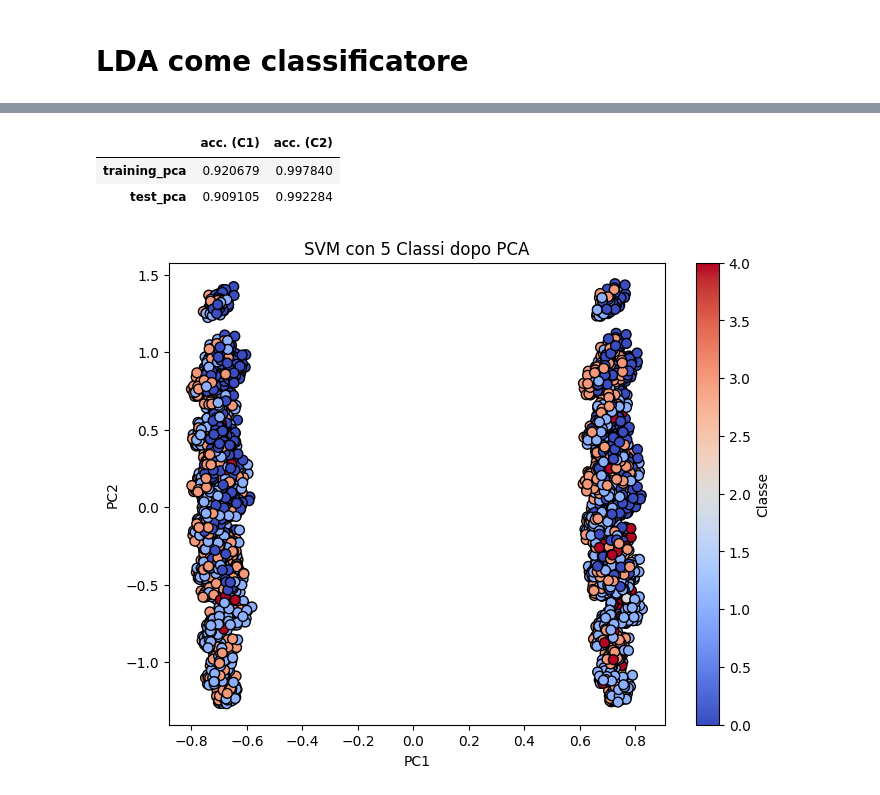
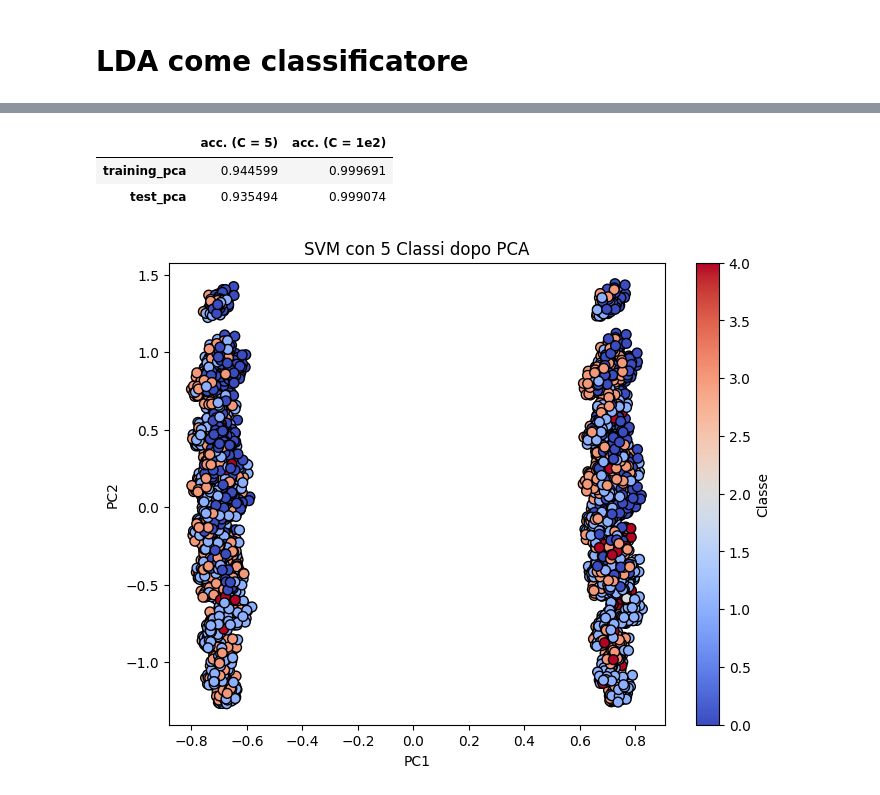
Before and after one commit to AlessioGiay/Progetto_MateIA, a Jupyter notebook: Progetto.ipynb, the cells around one changed output, grey strips where cells are left out. Saved outputs shown, nothing was run; the diff lists cells and outputs as text; code cells hidden in the pictures.

```diff
--- a/Progetto.ipynb
+++ b/Progetto.ipynb
@@ -76,13 +113,16 @@ display(nursery_dataframe)
 X = nursery_dataframe.iloc[:,1:].values
 y = nursery_dataframe['class'].values
 # %%
-random_state = 45
+random_state = 42
 np.random.seed(random_state)
 
-test_p = 0.5
+test_p = 0.3
 
 X_trainval, X_test, y_trainval, y_test = train_test_split(X, y, test_size=test_p, random_state=random_state, shuffle=True, stratify = y)
 
 display(pd.DataFrame({'X_trainval': X_trainval.shape, 'X_test': X_test.shape}, index=['N. sanmples', 'N.features']))
+
+print("Distribuzione delle classi (train):")
+print(pd.Series(y_test).value_counts().sort_index())
 # %% [output]
 |  | X_trainval | X_test |
@@ -253,0 +273,17 @@ Numero di componenti principali selezionate: 17
+# %%
+
+best_score = 0
+best_C = None
+
+for C in [0.01, 0.1, 1, 10]:
+    model = SVC(kernel='linear', C=C, probability=True, random_state=42)
+    model.fit(X_trainval_pca, y_trainval_pca)
+    y_pred = model.predict(X_test)
+    acc = accuracy_score(y_test, y_pred)
+    print(f"C={C}, Accuracy={acc}")
+
+    if acc > best_score:
+        best_score = acc
+        best_C = C
+
+print(f"Miglior valore di C: {best_C}, Accuracy: {best_score}")
@@ -254,7 +346,5 @@ Numero di componenti principali selezionate: 17
 # %%
 #SVM non lineare sui dati ridotti dalla PCA
-# KERNEL RBF:
-# Addestrare due SVM con RBF kernel, rispetto a due valori di C (ma stesso gamma pari ad 1/n)
 
 ker_rbf = 'rbf'
 gamma_rbf = 'auto'
@@ -271,38 +361,38 @@ svm_rbf_1.fit(X_trainval_pca, y_trainval)
 svm_rbf_2.fit(X_trainval_pca, y_trainval)
 
 # Dataframe con accuratezza su training e test set (visualizzare con funzione 'display')
-df_svm_rbf_pca = pd.DataFrame({'acc. (C1)': [svm_rbf_1.score(X_trainval_pca, y_trainval), svm_rbf_1.score(X_test_pca, y_test)],
-                               'acc. (C2)': [svm_rbf_2.score(X_trainval_pca, y_trainval), svm_rbf_2.score(X_test_pca, y_test)]},
+df_svm_rbf_pca = pd.DataFrame({'acc. (C = 5)': [svm_rbf_1.score(X_trainval_pca, y_trainval), svm_rbf_1.score(X_test_pca, y_test)],
+                               'acc. (C = 1e2)': [svm_rbf_2.score(X_trainval_pca, y_trainval), svm_rbf_2.score(X_test_pca, y_test)]},
                                index=['training_pca', 'test_pca'])
 display(df_svm_rbf_pca)
 
 plt.figure(figsize=(8, 6))
 plt.scatter(X_trainval_pca[:, 0], X_trainval_pca[:, 1], c=y_trainval, cmap=plt.cm.coolwarm, edgecolors='k', marker='o', s=50)
 plt.title('SVM con 5 Classi dopo PCA')
 plt.xlabel('PC1')
 plt.ylabel('PC2')
 plt.colorbar(label='Classe')
 plt.show()
 
 fig = plt.figure(figsize=(10, 8))
 ax = fig.add_subplot(111, projection='3d')
 
 # Scatter plot dei punti nel nuovo spazio ridotto
 scatter = ax.scatter(X_trainval_pca[:, 0], X_trainval_pca[:, 1], X_trainval_pca[:, 2], c=y_trainval, cmap=plt.cm.coolwarm, edgecolors='k', marker='o', s=50)
 
 # Aggiungere etichette agli assi
 ax.set_xlabel('PC1')
 ax.set_ylabel('PC2')
 ax.set_zlabel('PC3')
 ax.set_title('Visualizzazione SVM con 5 Classi in 3D')
 
 # Aggiungere la barra dei colori per le classi
 cbar = plt.colorbar(scatter, ax=ax, label='Classe')
 
 plt.show()
 # %% [output]
-|  | acc. (C1) | acc. (C2) |
-| training_pca | 0.920679 | 0.997840 |
-| test_pca | 0.909105 | 0.992284 |
+|  | acc. (C = 5) | acc. (C = 1e2) |
+| training_pca | 0.944599 | 0.999691 |
+| test_pca | 0.935494 | 0.999074 |
 [figure]
 [figure]
```
Also changed, not shown: parts of 13 cells of this notebook.
